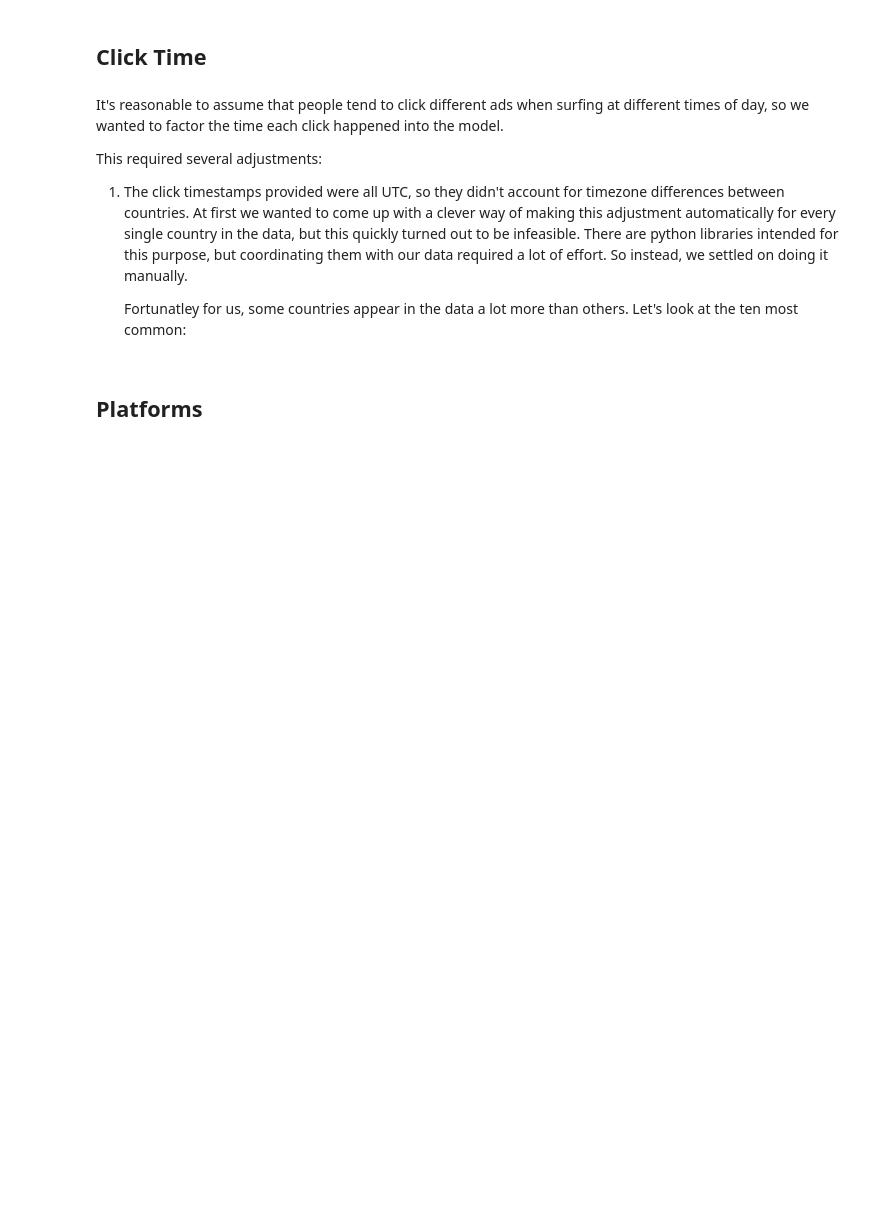
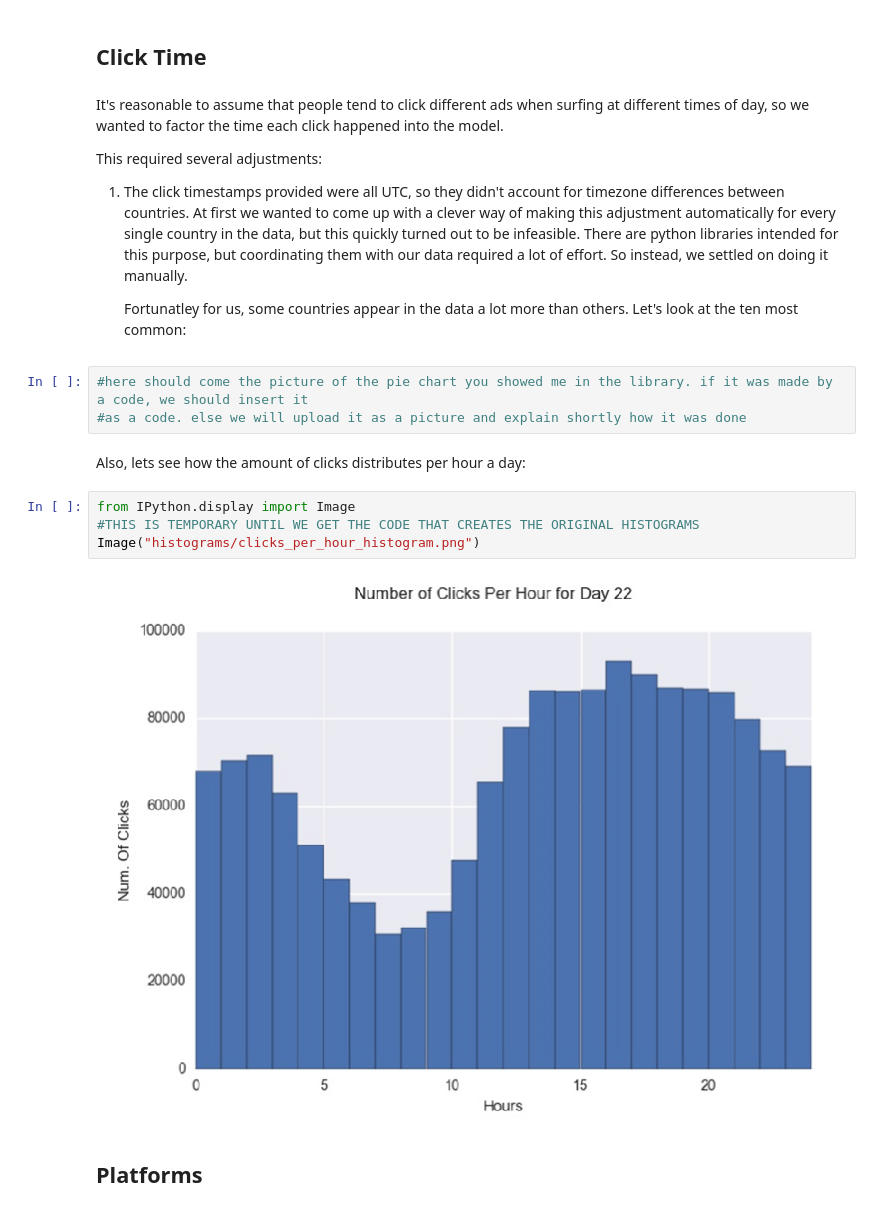
Before and after one commit to dean-ayalon/DS-Workshop, a Jupyter notebook: Project Notebook.ipynb, the cells around one changed output. Cells and saved outputs as stored; diff of their text form; blank space fills up the shorter version.

Commit message:
Adding plots to notebook - still in process.
Use plot_utils for that task!

```diff
--- a/Project Notebook.ipynb
+++ b/Project Notebook.ipynb
@@ -73,6 +79,17 @@ This required several adjustments:
 1. The click timestamps provided were all UTC, so they didn't account for timezone differences between countries. At first we wanted to come up with a clever way of making this adjustment automatically for every single country in the data, but this quickly turned out to be infeasible. There are python libraries intended for this purpose, but coordinating them with our data required a lot of effort. So instead, we settled on doing it manually.
 
    Fortunatley for us, some countries appear in the data a lot more than others. Let's look at the ten most common:
+# %%
+#here should come the picture of the pie chart you showed me in the library. if it was made by  a code, we should insert it
+#as a code. else we will upload it as a picture and explain shortly how it was done
+# %% [markdown]
+Also, lets see how the amount of clicks distributes per hour a day:
+# %%
+from IPython.display import Image
+#THIS IS TEMPORARY UNTIL WE GET THE CODE THAT CREATES THE ORIGINAL HISTOGRAMS
+Image("histograms/clicks_per_hour_histogram.png")
+# %% [output]
+[figure, added]
 # %% [markdown]
 ## Platforms
 # %% [markdown]
```
Also changed, not shown: parts of 6 cells of this notebook, 5 other files.
